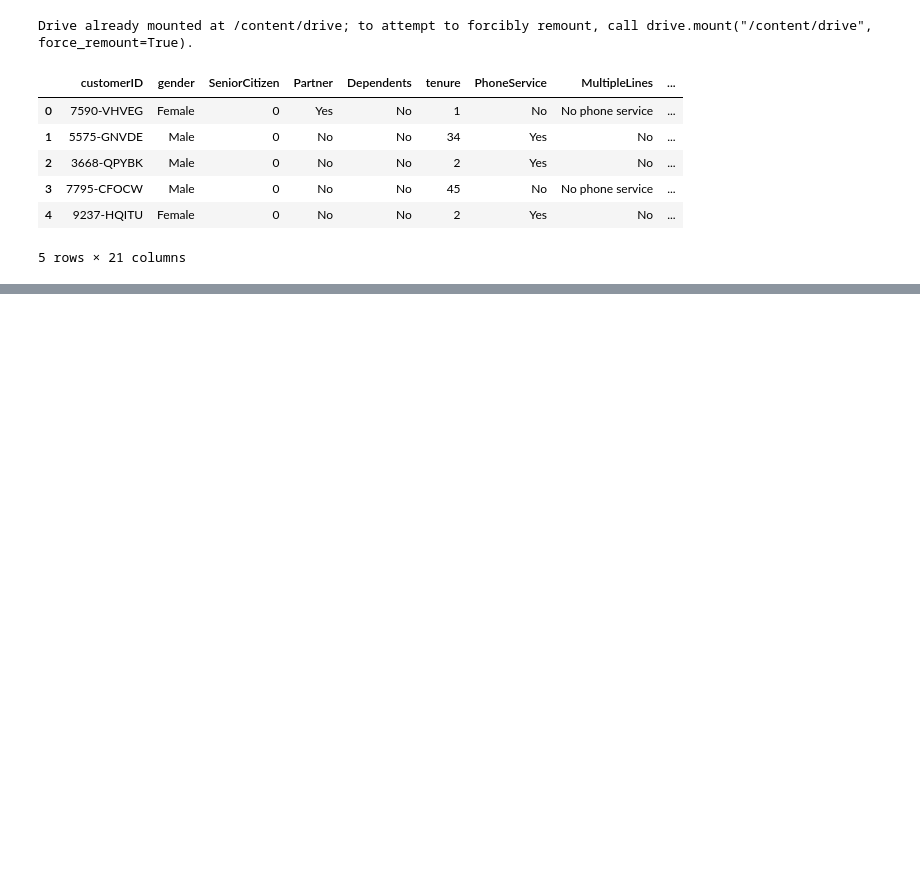
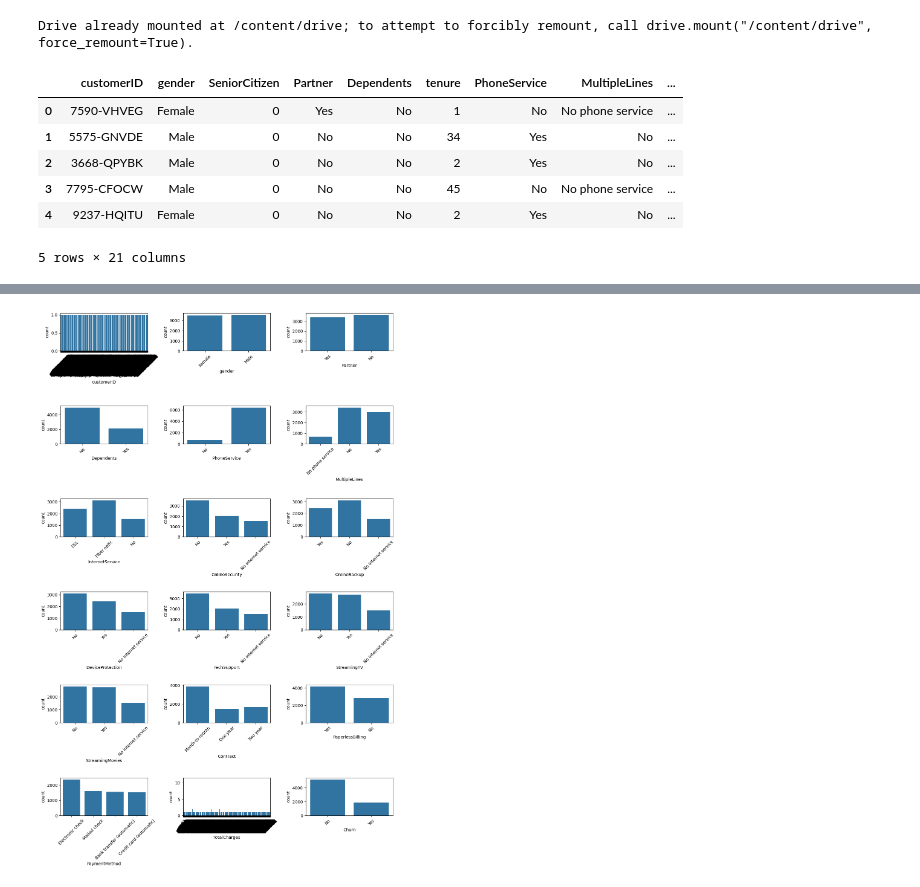
Before and after one commit to samhashiyam/MachineLearning, a Jupyter notebook: MLcwipynb.ipynb, the cells around one changed output, grey strips where cells are left out. Cells and saved outputs as stored; diff of their text form; code cells hidden in the pictures; blank space fills up the shorter version.

```diff
--- a/MLcwipynb.ipynb
+++ b/MLcwipynb.ipynb
@@ -23,0 +154,18 @@ df.head()
+# %%
+# ===============================
+# COUNT PLOTS FOR CATEGORICAL FEATURES
+# ===============================
+
+categorical_cols = df.select_dtypes(include='object').columns
+
+plt.figure(figsize=(12, 20))
+
+for i, col in enumerate(categorical_cols, 1):
+    plt.subplot(len(categorical_cols)//3 + 1, 3, i)
+    sns.countplot(data=df, x=col)
+    plt.xticks(rotation=45)
+
+plt.tight_layout()
+plt.show()
+# %% [output]
+[figure, added]
```
Also changed, not shown: parts of 11 cells of this notebook.
